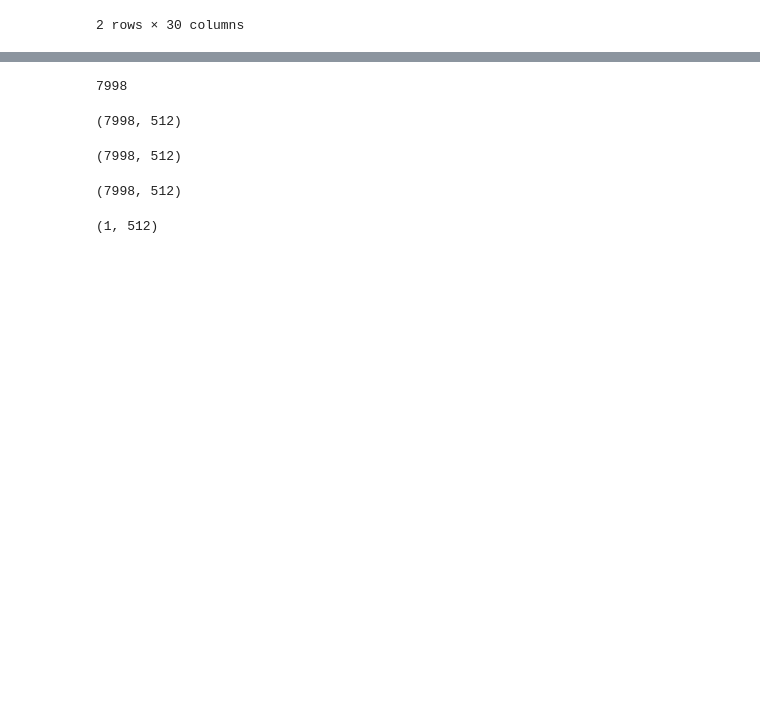
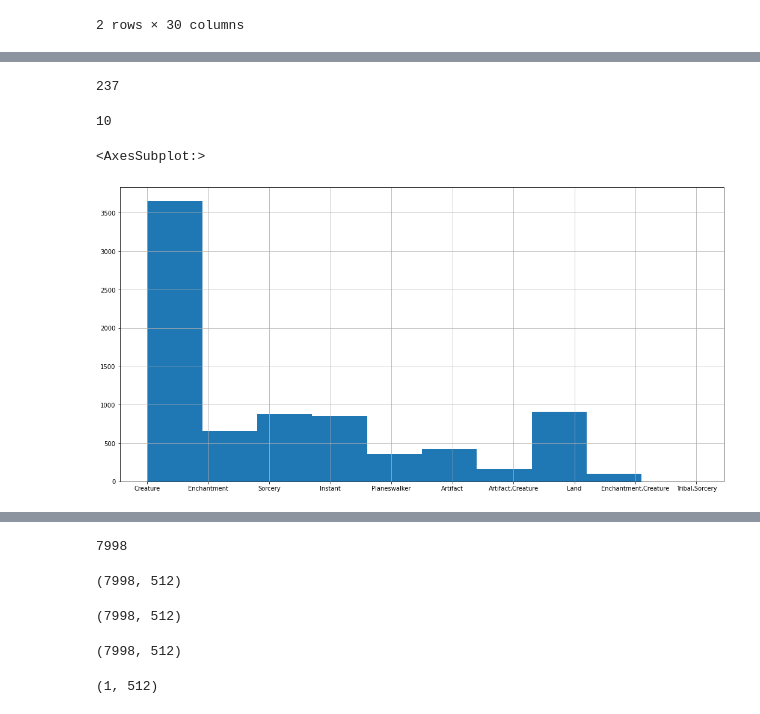
Before and after one commit to ledgerW/magicml, a Jupyter notebook: notebooks/mtgjson_sm_proc.ipynb, the cells around one changed output, grey strips where cells are left out. Cells and saved outputs as stored; diff of their text form; code cells hidden in the pictures; blank space fills up the shorter version.

```diff
--- a/notebooks/mtgjson_sm_proc.ipynb
+++ b/notebooks/mtgjson_sm_proc.ipynb
@@ -705,0 +720,10 @@ cards_df.head(2)
+# %%
+train_df = cards_df[['Names','colors','manaCost','types','type','subtypes']]\
+    .assign(cls=lambda df: df.colors + ' - ' + df.types)
+
+print('Unique colors: {}'.format(train_df.colors.nunique()))
+print('Unique basic type: {}'.format(train_df.types.nunique()))
+print('Unique subtypes: {}'.format(train_df.subtypes.nunique()))
+print('Unique fulltype: {}'.format(train_df.type.nunique()))
+print('Unique cls: {}'.format(train_df.cls.nunique()))
+train_df.sample(5)
@@ -705,0 +742,17 @@ cards_df.head(2)
+# %%
+subtypes = [_ for _ in list(set('-'.join(train_df.subtypes.unique()).replace(',','-').split('-')))]
+len(subtypes)
+# %% [output]
+237
+# %%
+train_df.types.nunique()
+# %% [output]
+10
+# %%
+train_df.types.hist(
+    bins=10,
+    figsize=(18,9)
+)
+# %% [output]
+<AxesSubplot:>
+[figure, added]
```
Also changed, not shown: parts of 9 cells of this notebook, 6 other files.
